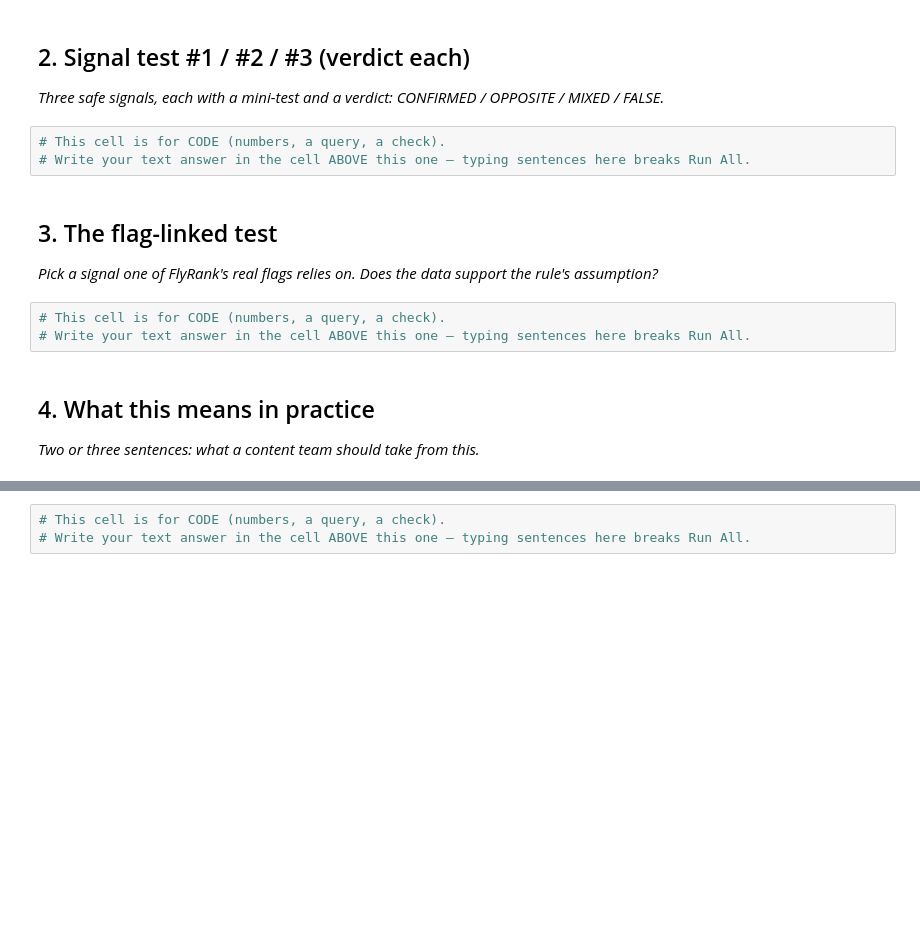
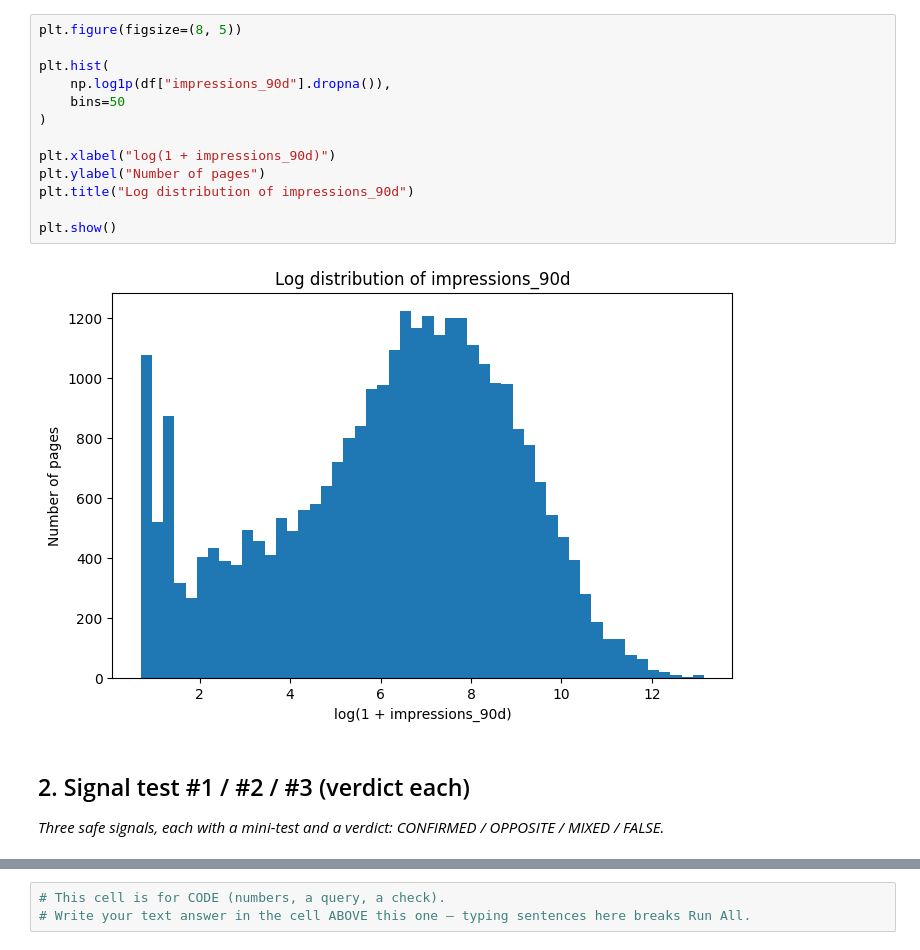
Before and after one commit to MotazSameh/flyrank-ml-internship, a Jupyter notebook: work/notebooks/w04_signal_audit.ipynb, the cells around one changed output, grey strips where cells are left out. Saved outputs shown, nothing was run; the diff lists cells and outputs as text; blank space fills up the shorter version.

```diff
--- a/work/notebooks/w04_signal_audit.ipynb
+++ b/work/notebooks/w04_signal_audit.ipynb
@@ -16,18 +88,19 @@ This skeleton is yours to fill. Work the sections **in order** — each one has
+# %%
+plt.figure(figsize=(8, 5))
+
+plt.hist(
+    np.log1p(df["impressions_90d"].dropna()),
+    bins=50
+)
+
+plt.xlabel("log(1 + impressions_90d)")
+plt.ylabel("Number of pages")
+plt.title("Log distribution of impressions_90d")
+
+plt.show()
+# %% [output]
+[figure, added]
 # %% [markdown]
 ## 2. Signal test #1 / #2 / #3 (verdict each)
 
 *Three safe signals, each with a mini-test and a verdict: CONFIRMED / OPPOSITE / MIXED / FALSE.*
-# %%
-# This cell is for CODE (numbers, a query, a check).
-# Write your text answer in the cell ABOVE this one — typing sentences here breaks Run All.
-# %% [markdown]
-## 3. The flag-linked test
-
-*Pick a signal one of FlyRank's real flags relies on. Does the data support the rule's assumption?*
-# %%
-# This cell is for CODE (numbers, a query, a check).
-# Write your text answer in the cell ABOVE this one — typing sentences here breaks Run All.
-# %% [markdown]
-## 4. What this means in practice
-
-*Two or three sentences: what a content team should take from this.*
```
Also changed, not shown: parts of 20 cells of this notebook.
